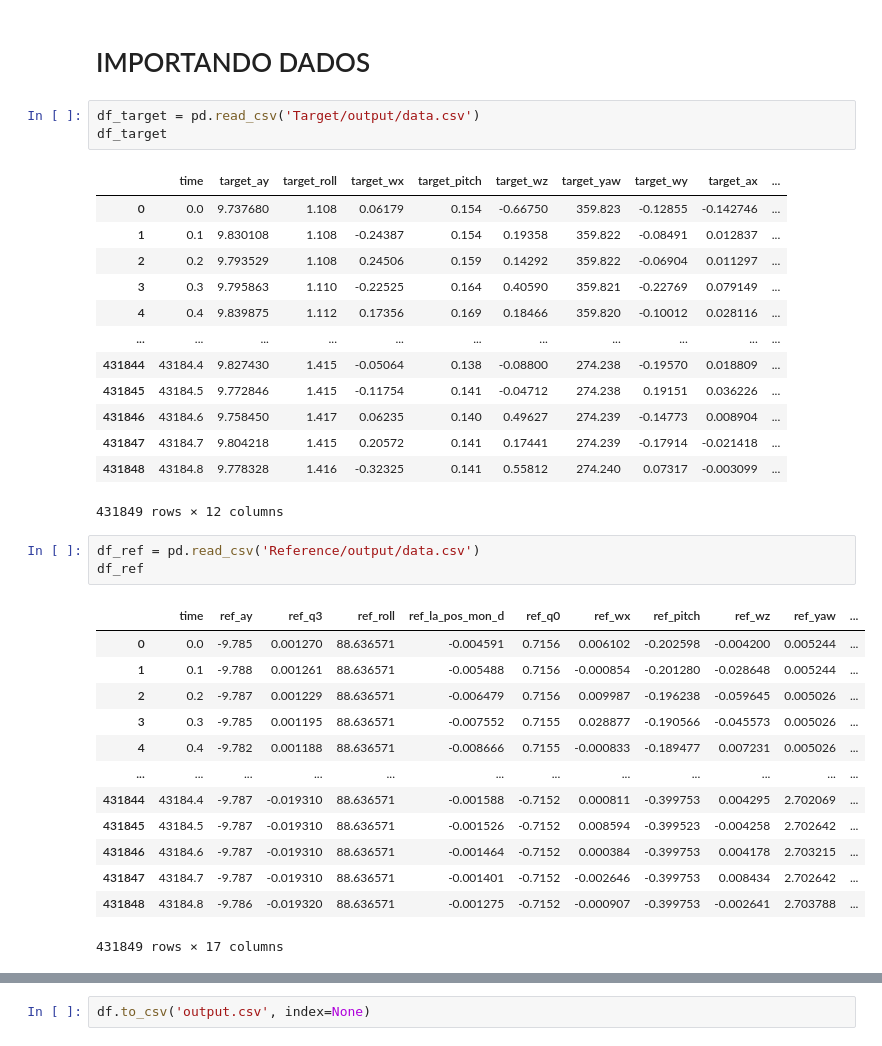
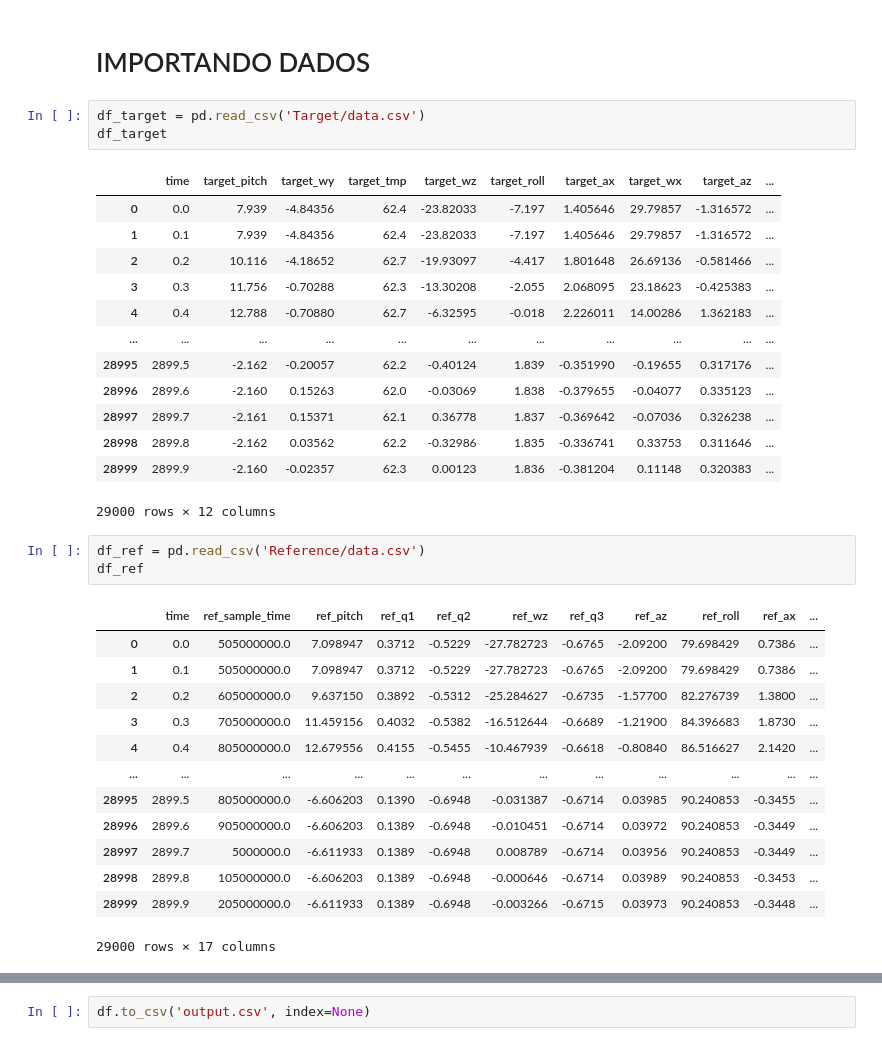
Before and after one commit to KlaussMarchi/MRU, a Jupyter notebook: Calibration_NEW/Format/Analysis.ipynb, the cells around one changed output, grey strips where cells are left out. Saved outputs shown, nothing was run; the diff lists cells and outputs as text.

```diff
--- a/Calibration_NEW/Format/Analysis.ipynb
+++ b/Calibration_NEW/Format/Analysis.ipynb
@@ -9,39 +9,39 @@ pd.set_option('display.max_columns', None)
 # %% [markdown]
 # IMPORTANDO DADOS
 # %%
-df_target = pd.read_csv('Target/output/data.csv')
+df_target = pd.read_csv('Target/data.csv')
 df_target
 # %% [output]
-|  | time | target_ay | target_roll | target_wx | target_pitch | target_wz | target_yaw | target_wy | target_ax | ... |
-| 0 | 0.0 | 9.737680 | 1.108 | 0.06179 | 0.154 | -0.66750 | 359.823 | -0.12855 | -0.142746 | ... |
-| 1 | 0.1 | 9.830108 | 1.108 | -0.24387 | 0.154 | 0.19358 | 359.822 | -0.08491 | 0.012837 | ... |
-| 2 | 0.2 | 9.793529 | 1.108 | 0.24506 | 0.159 | 0.14292 | 359.822 | -0.06904 | 0.011297 | ... |
-| 3 | 0.3 | 9.795863 | 1.110 | -0.22525 | 0.164 | 0.40590 | 359.821 | -0.22769 | 0.079149 | ... |
-| 4 | 0.4 | 9.839875 | 1.112 | 0.17356 | 0.169 | 0.18466 | 359.820 | -0.10012 | 0.028116 | ... |
+|  | time | target_pitch | target_wy | target_tmp | target_wz | target_roll | target_ax | target_wx | target_az | ... |
+| 0 | 0.0 | 7.939 | -4.84356 | 62.4 | -23.82033 | -7.197 | 1.405646 | 29.79857 | -1.316572 | ... |
+| 1 | 0.1 | 7.939 | -4.84356 | 62.4 | -23.82033 | -7.197 | 1.405646 | 29.79857 | -1.316572 | ... |
+| 2 | 0.2 | 10.116 | -4.18652 | 62.7 | -19.93097 | -4.417 | 1.801648 | 26.69136 | -0.581466 | ... |
+| 3 | 0.3 | 11.756 | -0.70288 | 62.3 | -13.30208 | -2.055 | 2.068095 | 23.18623 | -0.425383 | ... |
+| 4 | 0.4 | 12.788 | -0.70880 | 62.7 | -6.32595 | -0.018 | 2.226011 | 14.00286 | 1.362183 | ... |
 | ... | ... | ... | ... | ... | ... | ... | ... | ... | ... | ... |
-| 431844 | 43184.4 | 9.827430 | 1.415 | -0.05064 | 0.138 | -0.08800 | 274.238 | -0.19570 | 0.018809 | ... |
-| 431845 | 43184.5 | 9.772846 | 1.415 | -0.11754 | 0.141 | -0.04712 | 274.238 | 0.19151 | 0.036226 | ... |
-| 431846 | 43184.6 | 9.758450 | 1.417 | 0.06235 | 0.140 | 0.49627 | 274.239 | -0.14773 | 0.008904 | ... |
-| 431847 | 43184.7 | 9.804218 | 1.415 | 0.20572 | 0.141 | 0.17441 | 274.239 | -0.17914 | -0.021418 | ... |
-| 431848 | 43184.8 | 9.778328 | 1.416 | -0.32325 | 0.141 | 0.55812 | 274.240 | 0.07317 | -0.003099 | ... |
+| 28995 | 2899.5 | -2.162 | -0.20057 | 62.2 | -0.40124 | 1.839 | -0.351990 | -0.19655 | 0.317176 | ... |
+| 28996 | 2899.6 | -2.160 | 0.15263 | 62.0 | -0.03069 | 1.838 | -0.379655 | -0.04077 | 0.335123 | ... |
+| 28997 | 2899.7 | -2.161 | 0.15371 | 62.1 | 0.36778 | 1.837 | -0.369642 | -0.07036 | 0.326238 | ... |
+| 28998 | 2899.8 | -2.162 | 0.03562 | 62.2 | -0.32986 | 1.835 | -0.336741 | 0.33753 | 0.311646 | ... |
+| 28999 | 2899.9 | -2.160 | -0.02357 | 62.3 | 0.00123 | 1.836 | -0.381204 | 0.11148 | 0.320383 | ... |
-431849 rows × 12 columns
+29000 rows × 12 columns
 # %%
-df_ref = pd.read_csv('Reference/output/data.csv')
+df_ref = pd.read_csv('Reference/data.csv')
 df_ref
 # %% [output]
-|  | time | ref_ay | ref_q3 | ref_roll | ref_la_pos_mon_d | ref_q0 | ref_wx | ref_pitch | ref_wz | ref_yaw | ... |
-| 0 | 0.0 | -9.785 | 0.001270 | 88.636571 | -0.004591 | 0.7156 | 0.006102 | -0.202598 | -0.004200 | 0.005244 | ... |
-| 1 | 0.1 | -9.788 | 0.001261 | 88.636571 | -0.005488 | 0.7156 | -0.000854 | -0.201280 | -0.028648 | 0.005244 | ... |
-| 2 | 0.2 | -9.787 | 0.001229 | 88.636571 | -0.006479 | 0.7156 | 0.009987 | -0.196238 | -0.059645 | 0.005026 | ... |
-| 3 | 0.3 | -9.785 | 0.001195 | 88.636571 | -0.007552 | 0.7155 | 0.028877 | -0.190566 | -0.045573 | 0.005026 | ... |
-| 4 | 0.4 | -9.782 | 0.001188 | 88.636571 | -0.008666 | 0.7155 | -0.000833 | -0.189477 | 0.007231 | 0.005026 | ... |
+|  | time | ref_sample_time | ref_pitch | ref_q1 | ref_q2 | ref_wz | ref_q3 | ref_az | ref_roll | ref_ax | ... |
+| 0 | 0.0 | 505000000.0 | 7.098947 | 0.3712 | -0.5229 | -27.782723 | -0.6765 | -2.09200 | 79.698429 | 0.7386 | ... |
+| 1 | 0.1 | 505000000.0 | 7.098947 | 0.3712 | -0.5229 | -27.782723 | -0.6765 | -2.09200 | 79.698429 | 0.7386 | ... |
+| 2 | 0.2 | 605000000.0 | 9.637150 | 0.3892 | -0.5312 | -25.284627 | -0.6735 | -1.57700 | 82.276739 | 1.3800 | ... |
+| 3 | 0.3 | 705000000.0 | 11.459156 | 0.4032 | -0.5382 | -16.512644 | -0.6689 | -1.21900 | 84.396683 | 1.8730 | ... |
+| 4 | 0.4 | 805000000.0 | 12.679556 | 0.4155 | -0.5455 | -10.467939 | -0.6618 | -0.80840 | 86.516627 | 2.1420 | ... |
 | ... | ... | ... | ... | ... | ... | ... | ... | ... | ... | ... | ... |
-| 431844 | 43184.4 | -9.787 | -0.019310 | 88.636571 | -0.001588 | -0.7152 | 0.000811 | -0.399753 | 0.004295 | 2.702069 | ... |
-| 431845 | 43184.5 | -9.787 | -0.019310 | 88.636571 | -0.001526 | -0.7152 | 0.008594 | -0.399523 | -0.004258 | 2.702642 | ... |
-| 431846 | 43184.6 | -9.787 | -0.019310 | 88.636571 | -0.001464 | -0.7152 | 0.000384 | -0.399753 | 0.004178 | 2.703215 | ... |
-| 431847 | 43184.7 | -9.787 | -0.019310 | 88.636571 | -0.001401 | -0.7152 | -0.002646 | -0.399753 | 0.008434 | 2.702642 | ... |
-| 431848 | 43184.8 | -9.786 | -0.019320 | 88.636571 | -0.001275 | -0.7152 | -0.000907 | -0.399753 | -0.002641 | 2.703788 | ... |
+| 28995 | 2899.5 | 805000000.0 | -6.606203 | 0.1390 | -0.6948 | -0.031387 | -0.6714 | 0.03985 | 90.240853 | -0.3455 | ... |
+| 28996 | 2899.6 | 905000000.0 | -6.606203 | 0.1389 | -0.6948 | -0.010451 | -0.6714 | 0.03972 | 90.240853 | -0.3449 | ... |
+| 28997 | 2899.7 | 5000000.0 | -6.611933 | 0.1389 | -0.6948 | 0.008789 | -0.6714 | 0.03956 | 90.240853 | -0.3449 | ... |
+| 28998 | 2899.8 | 105000000.0 | -6.606203 | 0.1389 | -0.6948 | -0.000646 | -0.6714 | 0.03989 | 90.240853 | -0.3453 | ... |
+| 28999 | 2899.9 | 205000000.0 | -6.611933 | 0.1389 | -0.6948 | -0.003266 | -0.6715 | 0.03973 | 90.240853 | -0.3448 | ... |
-431849 rows × 17 columns
+29000 rows × 17 columns
 # %%
 def compareAxis(data, time=None, figsize=None):
     count   = len(data.keys())
```
Also changed, not shown: parts of 2 cells of this notebook, 32 other files.
